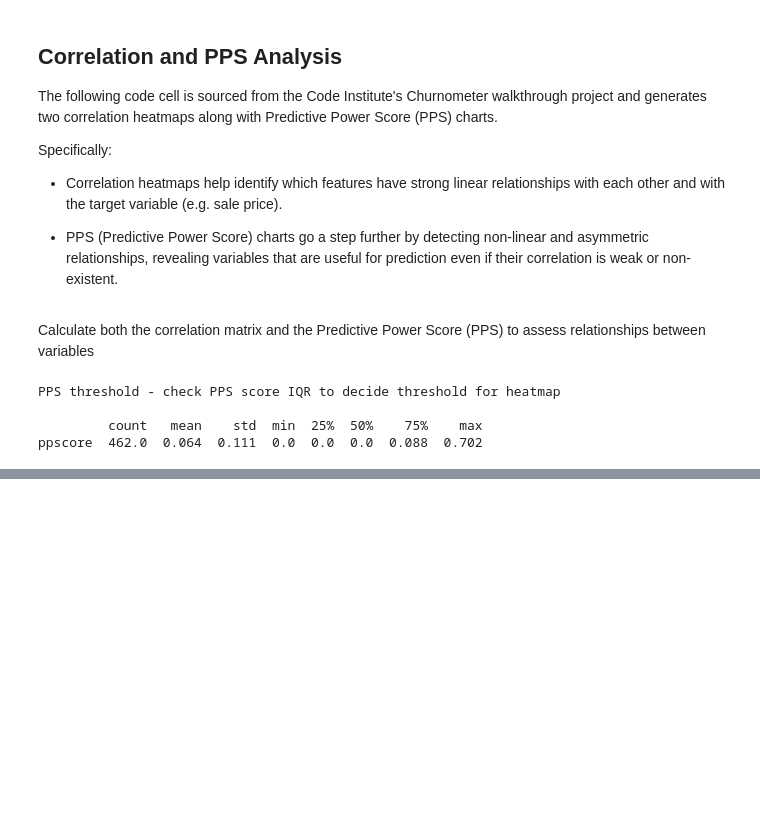
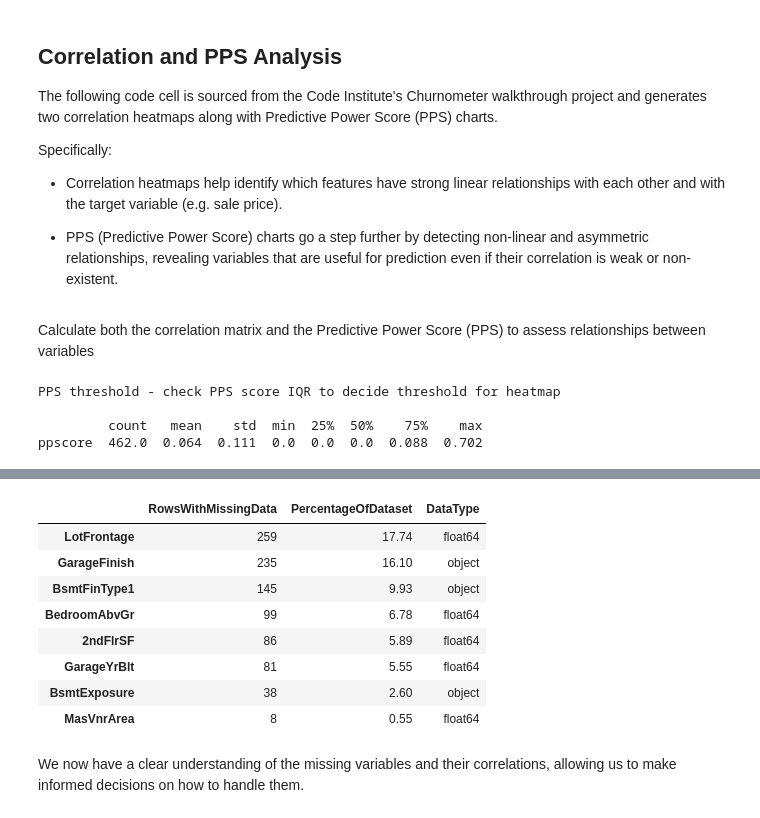
Before and after one commit to craig-grant630/Heritage-Housing, a Jupyter notebook: jupyter_notebooks/DataCleaning.ipynb, the cells around one changed output, grey strips where cells are left out. Saved outputs shown, nothing was run; the diff lists cells and outputs as text; code cells hidden in the pictures; blank space fills up the shorter version.

Commit message:
Start evaluating, dropping and imputing data

```diff
--- a/jupyter_notebooks/DataCleaning.ipynb
+++ b/jupyter_notebooks/DataCleaning.ipynb
@@ -206,0 +232,28 @@ The score ranges from 0 (no predictive power) to 1 (perfect predictive power)
+# %%
+def EvaluateMissingData(df):
+    missing_data_absolute = df.isnull().sum()
+    missing_data_percentage = round(missing_data_absolute/len(df)*100 , 2)
+    df_missing_data = (pd.DataFrame(
+                            data= {"RowsWithMissingData": missing_data_absolute,
+                                    "PercentageOfDataset": missing_data_percentage,
+                                    "DataType":df.dtypes}
+                                    )
+                        .sort_values(by=['PercentageOfDataset'],ascending=False)
+                        .query("PercentageOfDataset > 0")
+                        )
+
+    return df_missing_data
+
+EvaluateMissingData(df)
+# %% [output]
+|  | RowsWithMissingData | PercentageOfDataset | DataType |
+| LotFrontage | 259 | 17.74 | float64 |
+| GarageFinish | 235 | 16.10 | object |
+| BsmtFinType1 | 145 | 9.93 | object |
+| BedroomAbvGr | 99 | 6.78 | float64 |
+| 2ndFlrSF | 86 | 5.89 | float64 |
+| GarageYrBlt | 81 | 5.55 | float64 |
+| BsmtExposure | 38 | 2.60 | object |
+| MasVnrArea | 8 | 0.55 | float64 |
+# %% [markdown]
+We now have a clear understanding of the missing variables and their correlations, allowing us to make informed decisions on how to handle them.
```
Also changed, not shown: parts of 22 cells of this notebook.
